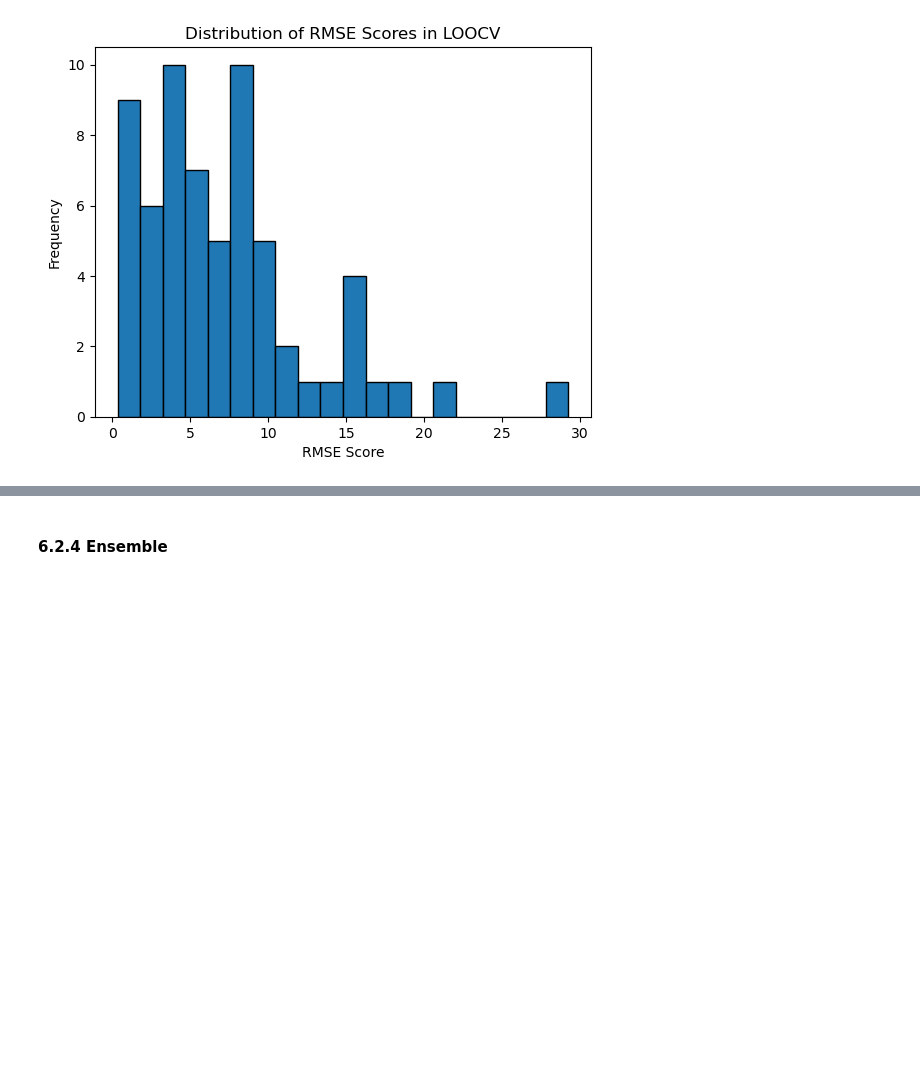
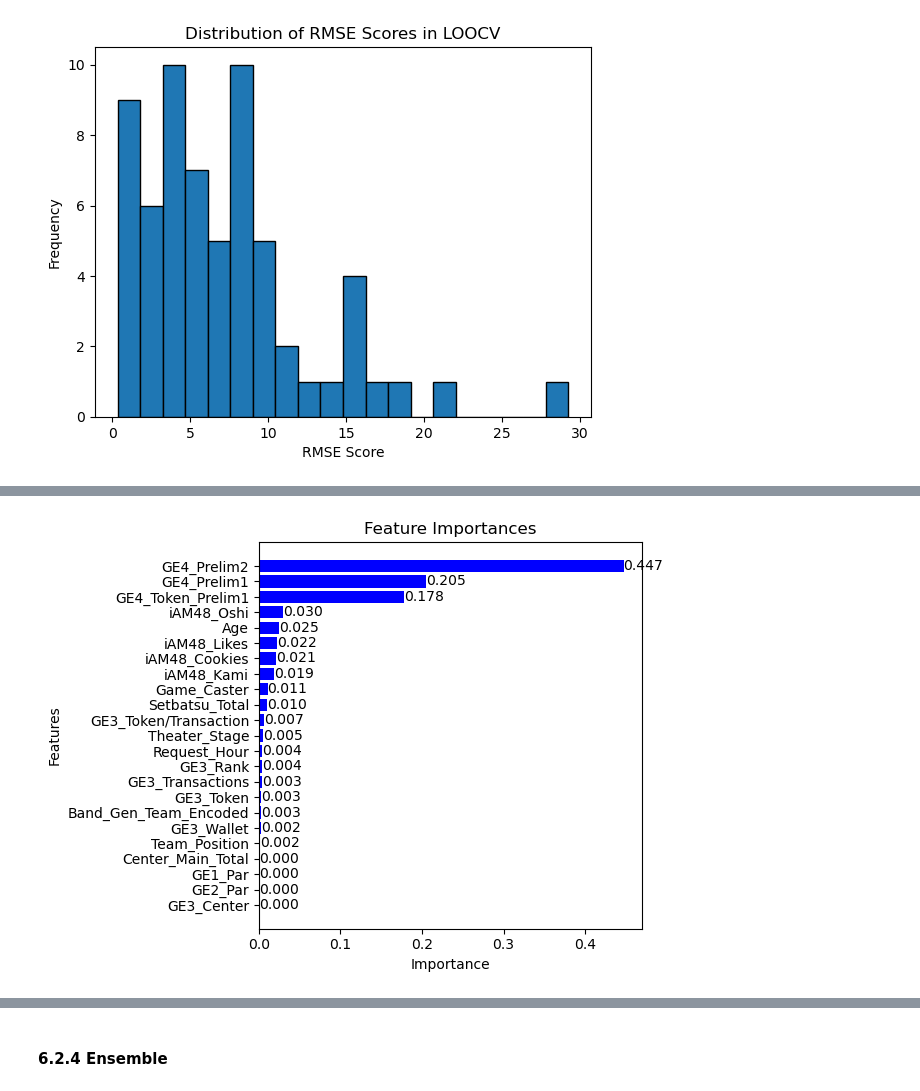
Before and after one commit to vk-poonyakanok/BNK48_CGM48_GE4_Analysis, a Jupyter notebook: BNK48_CGM48_GE4_predictive_analysis.ipynb, the cells around one changed output, grey strips where cells are left out. Saved outputs shown, nothing was run; the diff lists cells and outputs as text; code cells hidden in the pictures; blank space fills up the shorter version.

```diff
--- a/BNK48_CGM48_GE4_predictive_analysis.ipynb
+++ b/BNK48_CGM48_GE4_predictive_analysis.ipynb
@@ -546,0 +481,6 @@ plt.show()
+# %%
+# Feature Importance Plot
+rf_regressor.fit(X, y_rank)
+plot_feature_importances(rf_regressor, X.columns)
+# %% [output]
+[figure, added]
```
Also changed, not shown: parts of 46 cells of this notebook.
